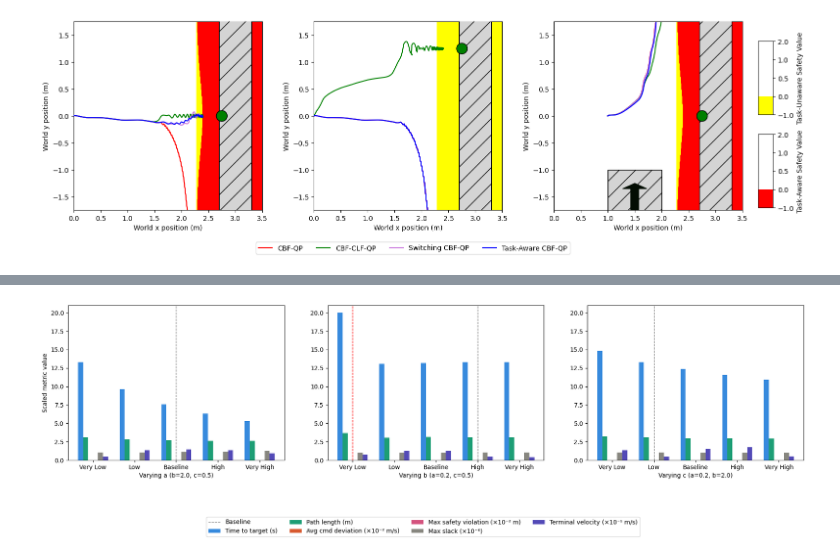
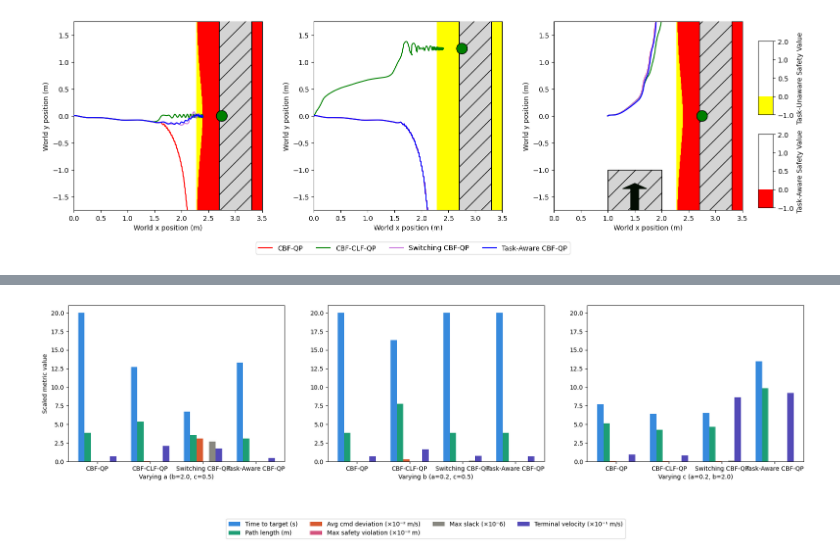
Before and after one commit to famsvip/Robot-Navigation-Collision-Avoidance-, a Jupyter notebook: data/plotting.ipynb, the cells around one changed output, grey strips where cells are left out. Saved outputs shown, nothing was run; the diff lists cells and outputs as text; code cells hidden in the pictures.

Commit message:
Plot vals

```diff
--- a/data/plotting.ipynb
+++ b/data/plotting.ipynb
@@ -1173,0 +1263,23 @@ FileNotFoundError: [Errno 2] No such file or directory: './base_CBF/base_vals_sc
+# %%
+# Scenario 3
+
+points_base = np.load("./base_CBF/base_pos_scenario3.npy")
+cmds_base = np.load("./base_CBF/base_cmds_scenario3.npy")
+vals_base = np.load("./base_CBF/base_vals_scenario3.npy")
+points_separated = np.load("./CBF-CLF/separated_pos_scenario3.npy")
+cmds_separated = np.load("./CBF-CLF/separated_cmds_scenario3.npy")
+vals_separated = np.load("./CBF-CLF/separated_vals_scenario3.npy")
+points_switching = np.load("./switching_CBF/switching_pos_scenario3.npy")
+cmds_switching = np.load("./switching_CBF/switching_cmds_scenario3.npy")
+vals_switching = np.load("./switching_CBF/switching_vals_scenario3.npy")
+points_composite = np.load("./composite_CBF/composite_pos_scenario3.npy")
+cmds_composite = np.load("./composite_CBF/composite_cmds_scenario3.npy")
+vals_composite = np.load("./composite_CBF/composite_vals_scenario3.npy")
+
+vals_switching = vals_switching[0]
+vals_composite = vals_composite[0]
+parameters_scenario3 = np.array(parameter_curve(points_base, cmds_base, vals_base))
+parameters_scenario3 = np.vstack((parameters_scenario3, parameter_curve(points_separated, cmds_separated, vals_separated)))
+parameters_scenario3 = np.vstack((parameters_scenario3, parameter_curve(points_switching, cmds_switching, vals_switching)))
+parameters_scenario3 = np.vstack((parameters_scenario3, parameter_curve(points_composite, cmds_composite, vals_composite)))
+print(parameters_scenario2)
@@ -1175,21 +1296,21 @@ FileNotFoundError: [Errno 2] No such file or directory: './base_CBF/base_vals_sc
 import matplotlib.pyplot as plt
 import numpy as np
 
-a_values = [0.2, 0.4, 0.6, 0.8, 1.0]
-b_values = [0.5, 1.0, 1.5, 2.0, 2.5]
-c_values = [0.25, 0.5, 0.75, 1.0, 1.25]
+a_values = [0.2, 0.4, 0.6, 0.8]
+b_values = [0.5, 1.0, 1.5, 2.0]
+c_values = [0.25, 0.5, 0.75, 1.0]
 
-scales = [1, 1, 100, 100, 1e6, 10]
+scales = [1, 1, 100, 100, 1e2, 10]
 metric_labels = [
     'Time to target (s)',
     'Path length (m)',
     'Avg cmd deviation (×10⁻² m/s)',
     'Max safety violation (×10⁻² m)',
-    'Max slack (×10⁻⁶)',
+    'Max slack (×10⁻6)',
     'Terminal velocity (×10⁻¹ m/s)'
 ]
 colors = ['#378ADD', '#1D9E75', '#D85A30', '#D4537E', '#888780', '#534AB7']
-word_labels = ['Very Low', 'Low', 'Baseline', 'High', 'Very High']
+word_labels = ['CBF-QP', 'CBF-CLF-QP', 'Switching CBF-QP', 'Task-Aware CBF-QP']
 
 n_metrics = len(metric_labels)
 n_vals = len(a_values)
@@ -1199,41 +1320,37 @@ offsets = np.linspace(-(n_metrics-1)*width/2, (n_metrics-1)*width/2, n_metrics)
 fig, (ax1, ax2, ax3) = plt.subplots(1, 3, figsize=(18, 5))
 
 for i, (label, color, scale) in enumerate(zip(metric_labels, colors, scales)):
-    ax1.bar(np.arange(n_vals) + offsets[i], parameters_a[:, i] * scale,
+    ax1.bar(np.arange(n_vals) + offsets[i], parameters_scenario1[:, i] * scale,
             width=width, color=color, label=label)
-ax1.axvline(x=2, color='gray', linestyle='--', linewidth=1, label='Baseline')
 ax1.set_xticks(range(n_vals))
 ax1.set_xticklabels(word_labels)
 ax1.set_xlabel('Varying a (b=2.0, c=0.5)')
 ax1.set_ylabel('Scaled metric value')
 ax1.set_ylim(0, 21)
 
 for i, (label, color, scale) in enumerate(zip(metric_labels, colors, scales)):
-    ax2.bar(np.arange(n_vals) + offsets[i], parameters_b[:, i] * scale,
+    ax2.bar(np.arange(n_vals) + offsets[i], parameters_scenario2[:, i] * scale,
             width=width, color=color, label=label)
-ax2.axvline(x=3, color='gray', linestyle='--', linewidth=1, label='Baseline')
-ax2.axvline(x=0, color='red', linestyle='--', linewidth=1, label='Target not reached')
 ax2.set_xticks(range(n_vals))
 ax2.set_xticklabels(word_labels)
 ax2.set_xlabel('Varying b (a=0.2, c=0.5)')
 ax2.set_ylim(0, 21)
 
 for i, (label, color, scale) in enumerate(zip(metric_labels, colors, scales)):
-    ax3.bar(np.arange(n_vals) + offsets[i], parameters_c[:, i] * scale,
+    ax3.bar(np.arange(n_vals) + offsets[i], parameters_scenario3[:, i] * scale,
             width=width, color=color, label=label)
-ax3.axvline(x=1, color='gray', linestyle='--', linewidth=1, label='Baseline')
 ax3.set_xticks(range(n_vals))
 ax3.set_xticklabels(word_labels)
 ax3.set_xlabel('Varying c (a=0.2, b=2.0)')
 ax3.set_ylim(0, 21)
 
 handles, labels = ax1.get_legend_handles_labels()
 fig.legend(handles, labels,
            loc='upper center',
            bbox_to_anchor=(0.5, 0.0),
            ncol=4)
 plt.tight_layout()
 plt.subplots_adjust(wspace=0.2, bottom=0.25)
 plt.show()
 # %% [output]
-[figure, old version]
+[figure, new version]
```
Also changed, not shown: parts of 4 cells of this notebook, 16 other files.
